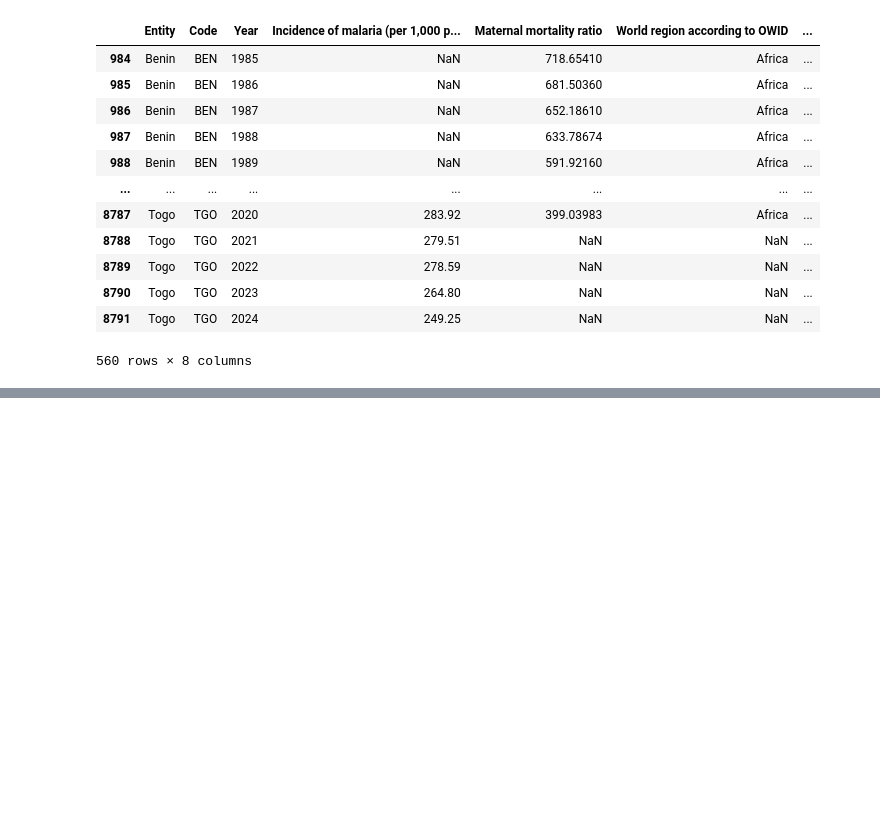
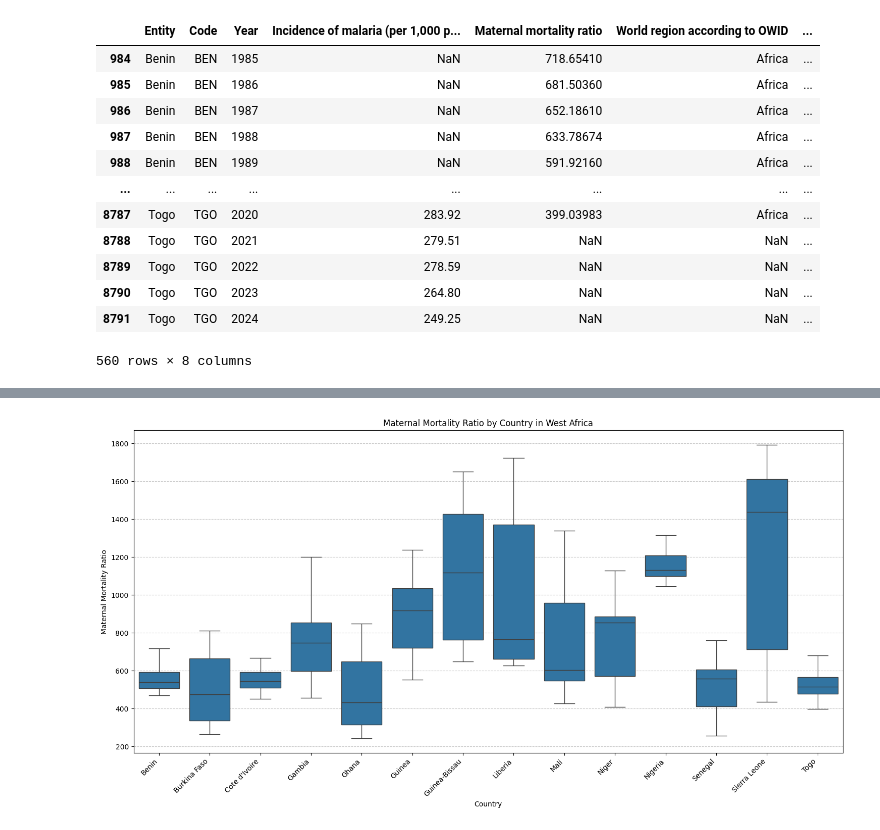
Before and after one commit to Cothilyba77/Projet_final_Force_N, a Jupyter notebook: Exploration de données.ipynb, the cells around one changed output, grey strips where cells are left out. Saved outputs shown, nothing was run; the diff lists cells and outputs as text; code cells hidden in the pictures; blank space fills up the shorter version.

```diff
--- a/Exploration de données.ipynb
+++ b/Exploration de données.ipynb
@@ -165,0 +187,13 @@ df_westafrica.head(560)
+# %%
+# Boxplot for Maternal mortality ratio by country
+fig_mortality = plt.figure(figsize=(15, 8))
+sns.boxplot(x='Entity', y='Maternal mortality ratio', data=df_westafrica)
+plt.title('Maternal Mortality Ratio by Country in West Africa')
+plt.xlabel('Country')
+plt.ylabel('Maternal Mortality Ratio')
+plt.xticks(rotation=45, ha='right')
+plt.grid(axis='y', linestyle='--', alpha=0.7)
+plt.tight_layout()
+plt.show()
+# %% [output]
+[figure, added]
```
Also changed, not shown: parts of 10 cells of this notebook.
